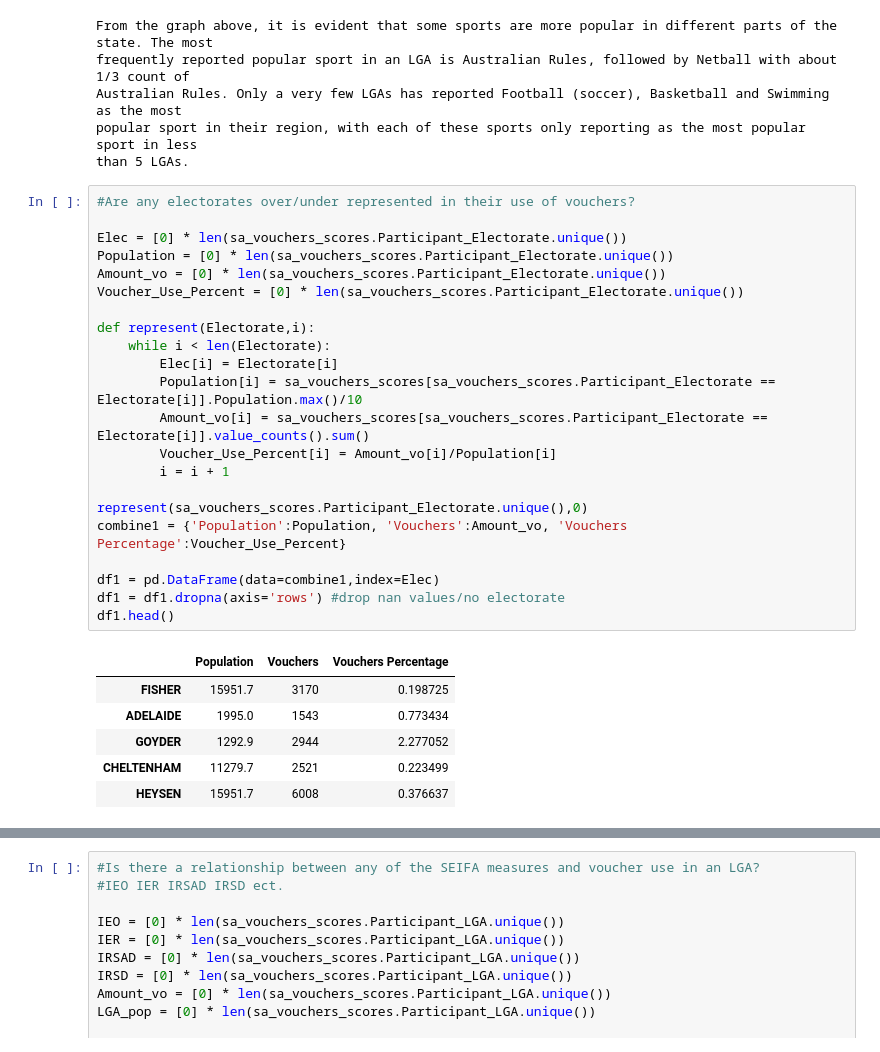
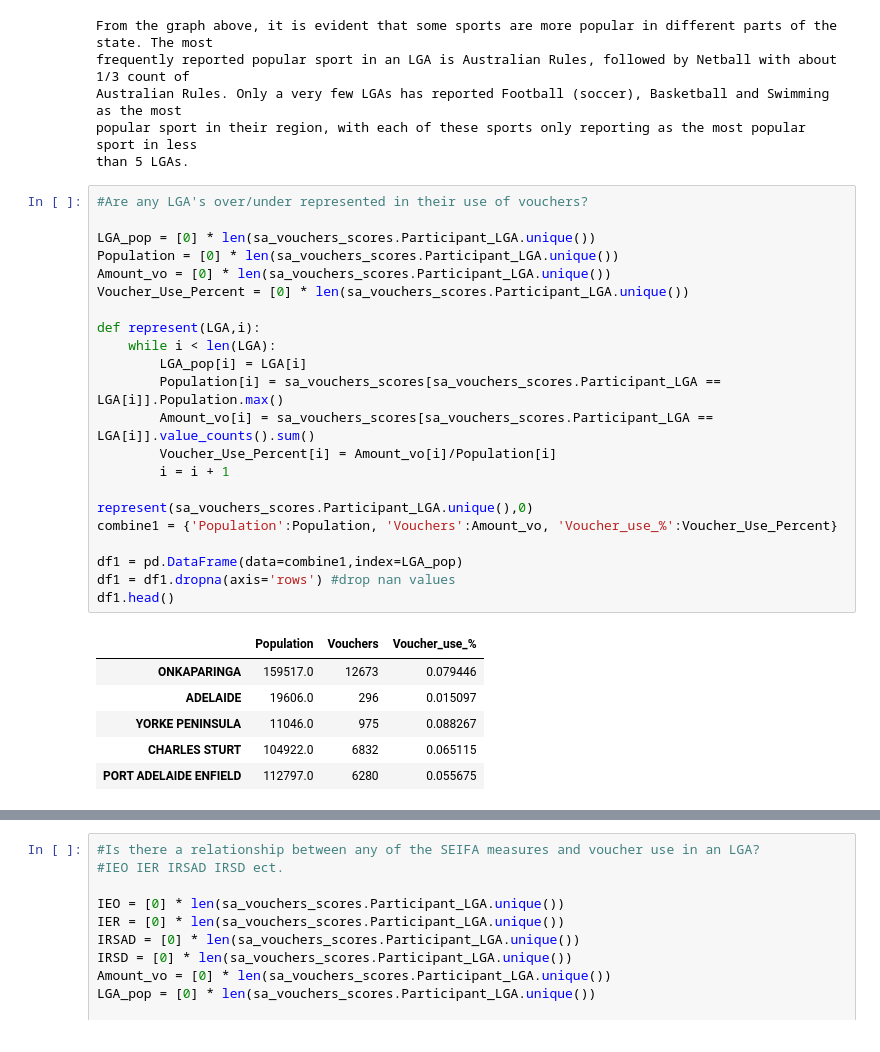
Before and after one commit to MQCOMP2200-S2-2021/data-science-portfolio-JoeB-cybersecurity, a Jupyter notebook: Portfolio 2.ipynb, the cells around one changed output, grey strips where cells are left out. Saved outputs shown, nothing was run; the diff lists cells and outputs as text.

```diff
--- a/Portfolio 2.ipynb
+++ b/Portfolio 2.ipynb
@@ -169,31 +156,31 @@ Australian Rules. Only a very few LGAs has reported Football (soccer), Basketbal
 popular sport in their region, with each of these sports only reporting as the most popular sport in less
 than 5 LGAs.
 # %%
-#Are any electorates over/under represented in their use of vouchers?
+#Are any LGA's over/under represented in their use of vouchers?
 
-Elec = [0] * len(sa_vouchers_scores.Participant_Electorate.unique())
-Population = [0] * len(sa_vouchers_scores.Participant_Electorate.unique())
-Amount_vo = [0] * len(sa_vouchers_scores.Participant_Electorate.unique())
-Voucher_Use_Percent = [0] * len(sa_vouchers_scores.Participant_Electorate.unique())
+LGA_pop = [0] * len(sa_vouchers_scores.Participant_LGA.unique())
+Population = [0] * len(sa_vouchers_scores.Participant_LGA.unique())
+Amount_vo = [0] * len(sa_vouchers_scores.Participant_LGA.unique())
+Voucher_Use_Percent = [0] * len(sa_vouchers_scores.Participant_LGA.unique())
 
-def represent(Electorate,i):
-    while i < len(Electorate):
-        Elec[i] = Electorate[i]
-        Population[i] = sa_vouchers_scores[sa_vouchers_scores.Participant_Electorate == Electorate[i]].Population.max()/10
-        Amount_vo[i] = sa_vouchers_scores[sa_vouchers_scores.Participant_Electorate == Electorate[i]].value_counts().sum()
+def represent(LGA,i):
+    while i < len(LGA):
+        LGA_pop[i] = LGA[i]
+        Population[i] = sa_vouchers_scores[sa_vouchers_scores.Participant_LGA == LGA[i]].Population.max()
+        Amount_vo[i] = sa_vouchers_scores[sa_vouchers_scores.Participant_LGA == LGA[i]].value_counts().sum()
         Voucher_Use_Percent[i] = Amount_vo[i]/Population[i]
         i = i + 1
 
-represent(sa_vouchers_scores.Participant_Electorate.unique(),0)
-combine1 = {'Population':Population, 'Vouchers':Amount_vo, 'Vouchers Percentage':Voucher_Use_Percent}
+represent(sa_vouchers_scores.Participant_LGA.unique(),0)
+combine1 = {'Population':Population, 'Vouchers':Amount_vo, 'Voucher_use_%':Voucher_Use_Percent}
 
-df1 = pd.DataFrame(data=combine1,index=Elec)
-df1 = df1.dropna(axis='rows') #drop nan values/no electorate
+df1 = pd.DataFrame(data=combine1,index=LGA_pop)
+df1 = df1.dropna(axis='rows') #drop nan values
 df1.head()
 # %% [output]
-|  | Population | Vouchers | Vouchers Percentage |
-| FISHER | 15951.7 | 3170 | 0.198725 |
-| ADELAIDE | 1995.0 | 1543 | 0.773434 |
-| GOYDER | 1292.9 | 2944 | 2.277052 |
-| CHELTENHAM | 11279.7 | 2521 | 0.223499 |
-| HEYSEN | 15951.7 | 6008 | 0.376637 |
+|  | Population | Vouchers | Voucher_use_% |
+| ONKAPARINGA | 159517.0 | 12673 | 0.079446 |
+| ADELAIDE | 19606.0 | 296 | 0.015097 |
+| YORKE PENINSULA | 11046.0 | 975 | 0.088267 |
+| CHARLES STURT | 104922.0 | 6832 | 0.065115 |
+| PORT ADELAIDE ENFIELD | 112797.0 | 6280 | 0.055675 |
```
Also changed, not shown: parts of 18 cells of this notebook.
